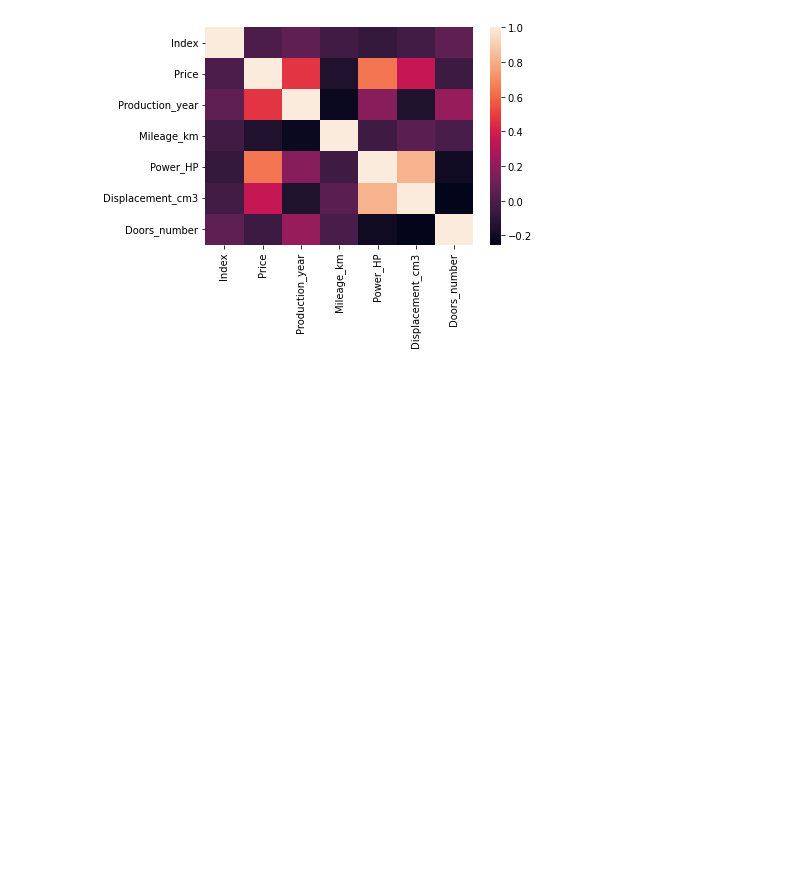
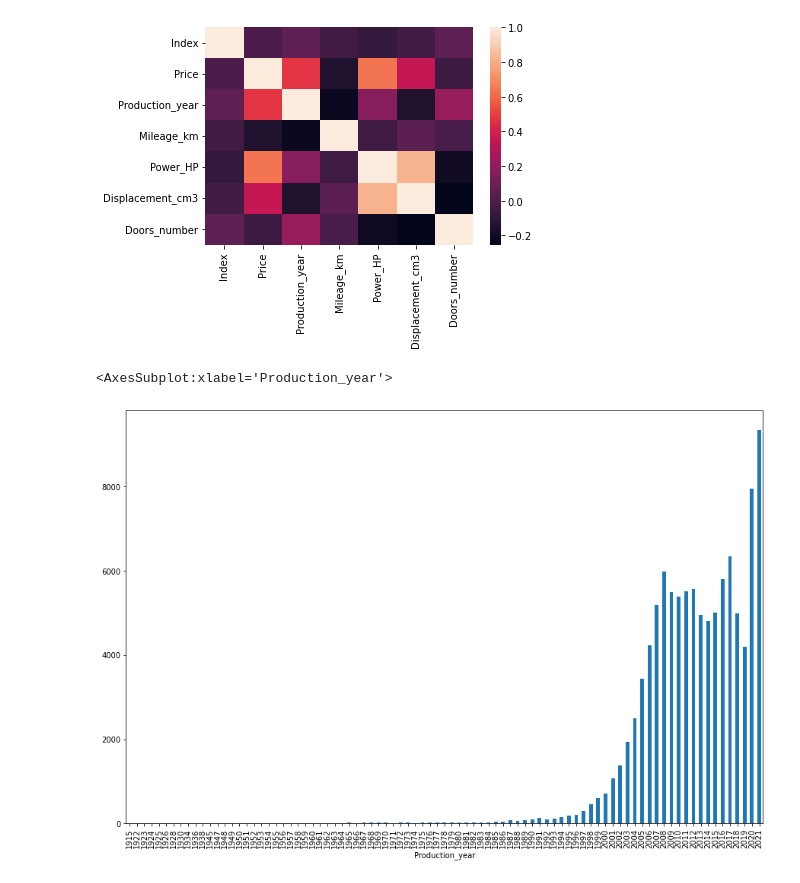
Before and after one commit to pawel200020/machine-learning-project, a Jupyter notebook: project.ipynb, the cells around one changed output. Saved outputs shown, nothing was run; the diff lists cells and outputs as text; code cells hidden in the pictures; blank space fills up the shorter version.

```diff
--- a/project.ipynb
+++ b/project.ipynb
@@ -137,4 +137,9 @@ sns.heatmap(data.corr())
 # %% [output]
 <AxesSubplot:>
 [figure]
+# %%
+data.groupby('Production_year')['Price'].count().plot.bar(figsize=(15,10))
+# %% [output]
+<AxesSubplot:xlabel='Production_year'>
+[figure, added]
 # %%
```
Also changed, not shown: parts of 4 cells of this notebook.
